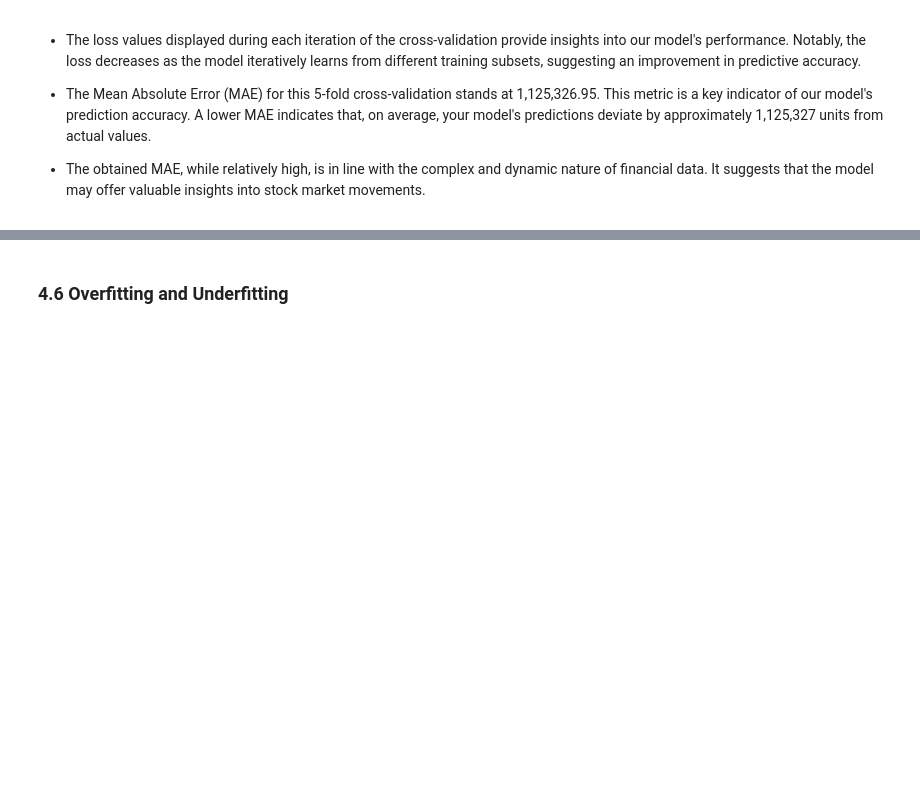
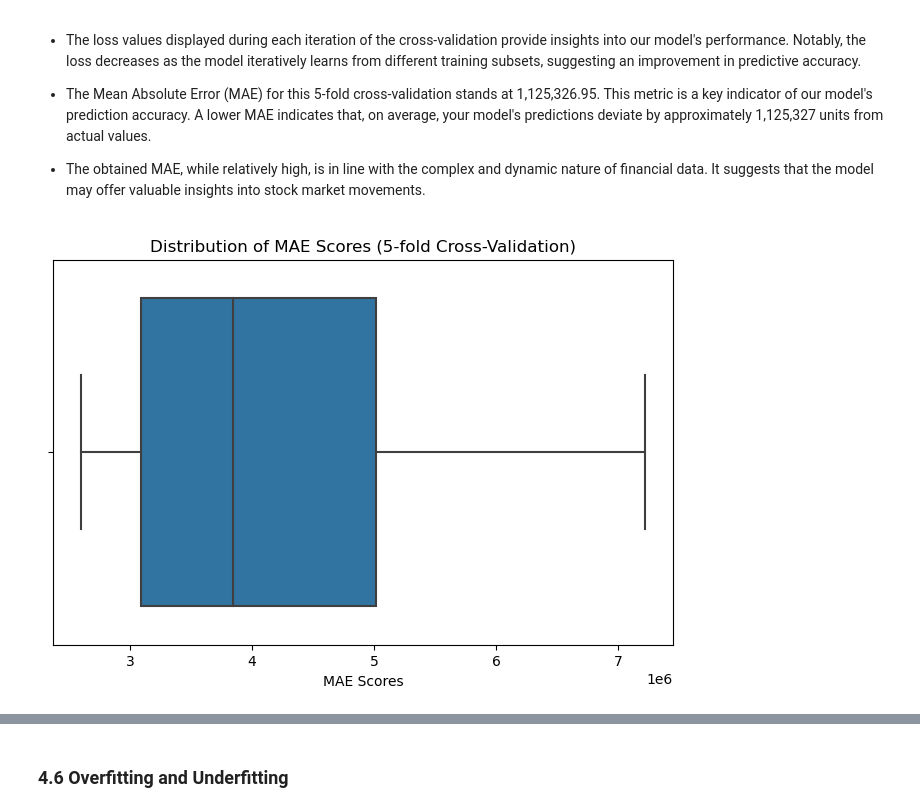
Before and after one commit to borisov5/Machine-Learning-September-2023, a Jupyter notebook: My Project/my_project.ipynb, the cells around one changed output, grey strips where cells are left out. Saved outputs shown, nothing was run; the diff lists cells and outputs as text; code cells hidden in the pictures; blank space fills up the shorter version.

```diff
--- a/My Project/my_project.ipynb
+++ b/My Project/my_project.ipynb
@@ -453,3 +455,11 @@ Mean Absolute Error (MAE) for 5-fold cross-validation: 2986938.0045661204
 - The Mean Absolute Error (MAE) for this 5-fold cross-validation stands at 1,125,326.95. This metric is a key indicator of our model's prediction accuracy. A lower MAE indicates that, on average, your model's predictions deviate by approximately 1,125,327 units from actual values.
 
 - The obtained MAE, while relatively high, is in line with the complex and dynamic nature of financial data. It suggests that the model may offer valuable insights into stock market movements.
+# %%
+plt.figure(figsize=(8, 5))
+sns.boxplot(x=mae_scores)
+plt.title(f'Distribution of MAE Scores ({k}-fold Cross-Validation)')
+plt.xlabel('MAE Scores')
+plt.show()
+# %% [output]
+[figure, added]
```
Also changed, not shown: parts of 20 cells of this notebook.
